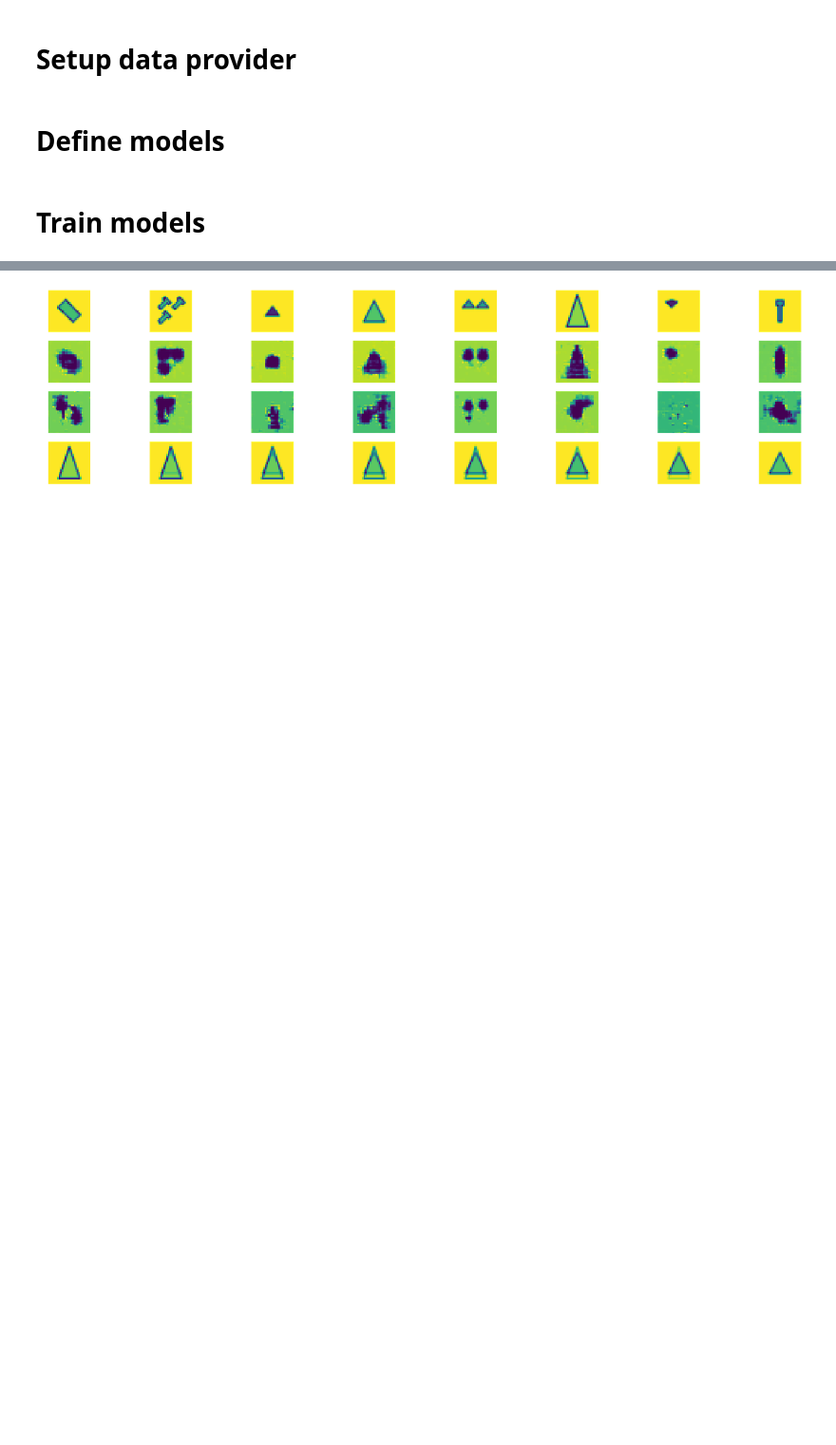
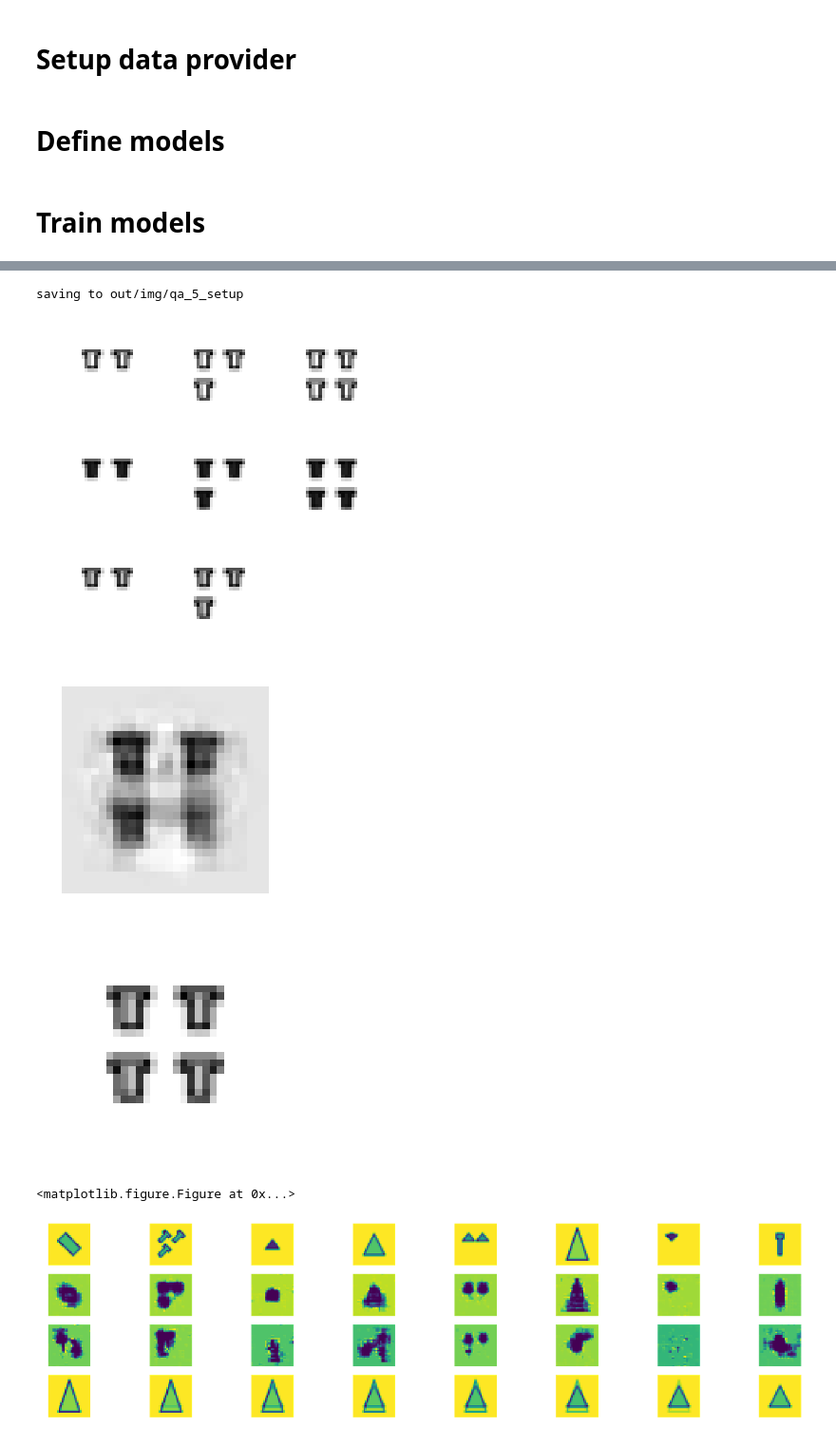
Before and after one commit to KamenB/mlp-03, a Jupyter notebook: notebooks/autoencoders/06_PCA Autoencoder Sandia.ipynb, the cells around one changed output, grey strips where cells are left out. Shown at 95% size. Drawn from its saved outputs; the diff is of its cells as text; code cells hidden in the pictures; blank space fills up the shorter version.

```diff
--- a/notebooks/autoencoders/06_PCA Autoencoder Sandia.ipynb
+++ b/notebooks/autoencoders/06_PCA Autoencoder Sandia.ipynb
@@ -289,15 +331,0 @@ for batch_idx, (data, labels) in enumerate(test_loader):
-# %%
-def show_batch_of_images(img_batch, img_size=(1,1), grid_size=None):
-    # How many squares for a square grid that can fit all images
-    if grid_size == None:
-        grid_size = math.ceil(math.sqrt(len(img_batch)))
-        grid_size = (grid_size, grid_size)
-    fig, axs = plt.subplots(grid_size[0], grid_size[1], figsize=(img_size[0] * grid_size[0], img_size[1] * grid_size[1]))
-    # Turn the 2d array of axes to a 1d array
-    axs = axs.flatten()
-    for i, img in enumerate(img_batch):
-        axs[i].imshow(img.reshape(28,28))
-    # Do this separately in case the number of images we want to show is not a perfect square
-    for i in range(grid_size[0] * grid_size[1]):
-        axs[i].axis('off')
-    plt.show()
@@ -316,7 +332,32 @@ show_batch_of_images(np.concatenate([setup, originals, decoded_predictions]), im
+# %%
+img_index = 5
+
+res = np.concatenate([setup])
+fig, axs = show_batch_of_images(res, img_size=(2,2), image_path=f'out/img/qa_{img_index}_setup', cmap='gray')
+
+fig = plt.figure()
+plt.imshow(decoded_predictions[0], cmap='gray')
+plt.axis('off')
+plt.savefig(f'out/img/qa_{img_index}_guess')
+
+fig = plt.figure()
+plt.imshow(originals[0], cmap='gray')
+plt.axis('off')
+plt.savefig(f'out/img/qa_{img_index}_true')
+# %% [output]
+saving to out/img/qa_5_setup
+[figure, added]
+[figure, added]
+[figure, added]
 # %%
 encoded = model.encoder(data)
 eps = Variable(torch.randn(encoded.size())).cuda()
 encoded_jittered = encoded + eps * 10
+# %%
+fig
+plt.savefig('asd.jpg')
+# %% [output]
+<matplotlib.figure.Figure at 0x...>
 # %%
 jittered_reconstruction = model.decoder(encoded_jittered)
 # %%
```
Also changed, not shown: parts of 15 cells of this notebook.
